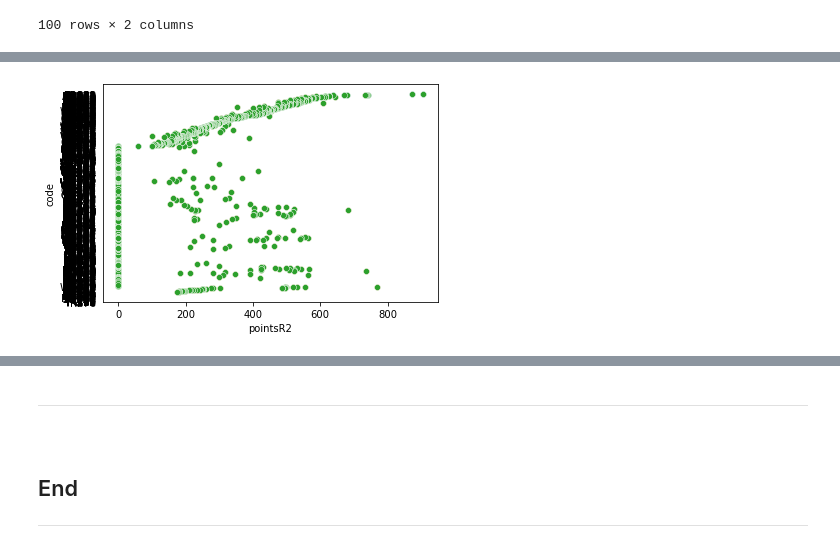
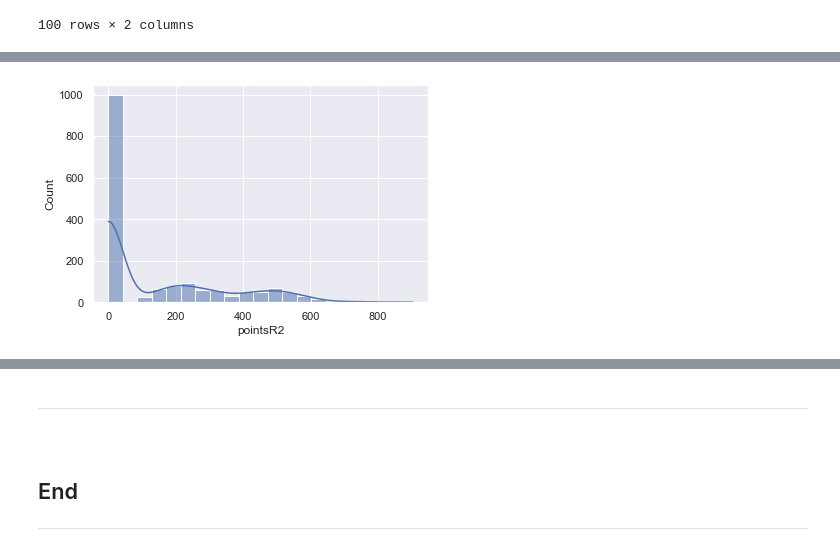
Before and after one commit to VCurry20/FDAProject2021, a Jupyter notebook: cao.ipynb, the cells around one changed output, grey strips where cells are left out. Saved outputs shown, nothing was run; the diff lists cells and outputs as text; code cells hidden in the pictures.

Commit message:
plotting

```diff
--- a/cao.ipynb
+++ b/cao.ipynb
@@ -2051,11 +2051,13 @@ points_2_total
 | 1463 | WD230 | NaN |
 2829 rows × 2 columns
 # %%
-sns.scatterplot(x=points_2_2021['pointsR2'], y=points_2_2021['code'])
-sns.scatterplot(x=points_2_2020['pointsR2'], y=points_2_2020['code'])
-sns.scatterplot(x=points_2_total['pointsR2'], y=points_2_total['code'])
+#import seaborn as sns
+#import matplotlib.pyplot as plt
+# set a grey background (use sns.set_theme() if seaborn version 0.11.0 or above)
+sns.set(style="darkgrid")
+df = points_2_total
 
-plt.tick_params(left=false)
+sns.histplot(data=df, x="pointsR2", kde=True)
 plt.show()
 # %% [output]
-[figure, old version]
+[figure, new version]
```
Also changed, not shown: parts of 12 cells of this notebook, 10 other files.
